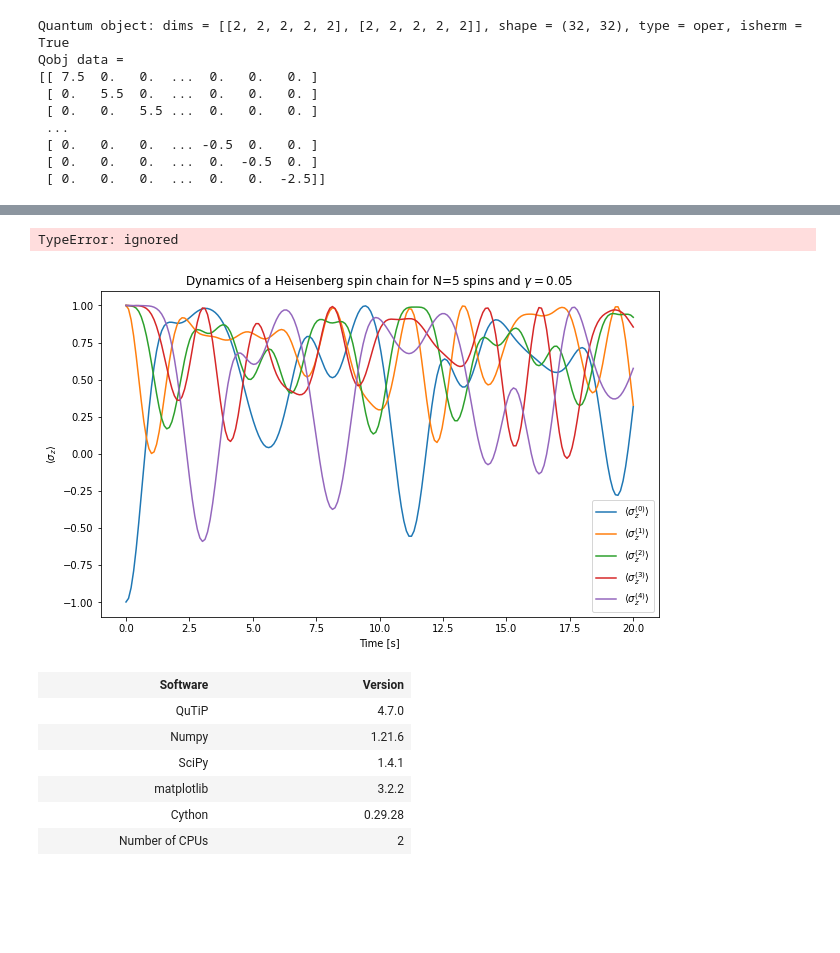
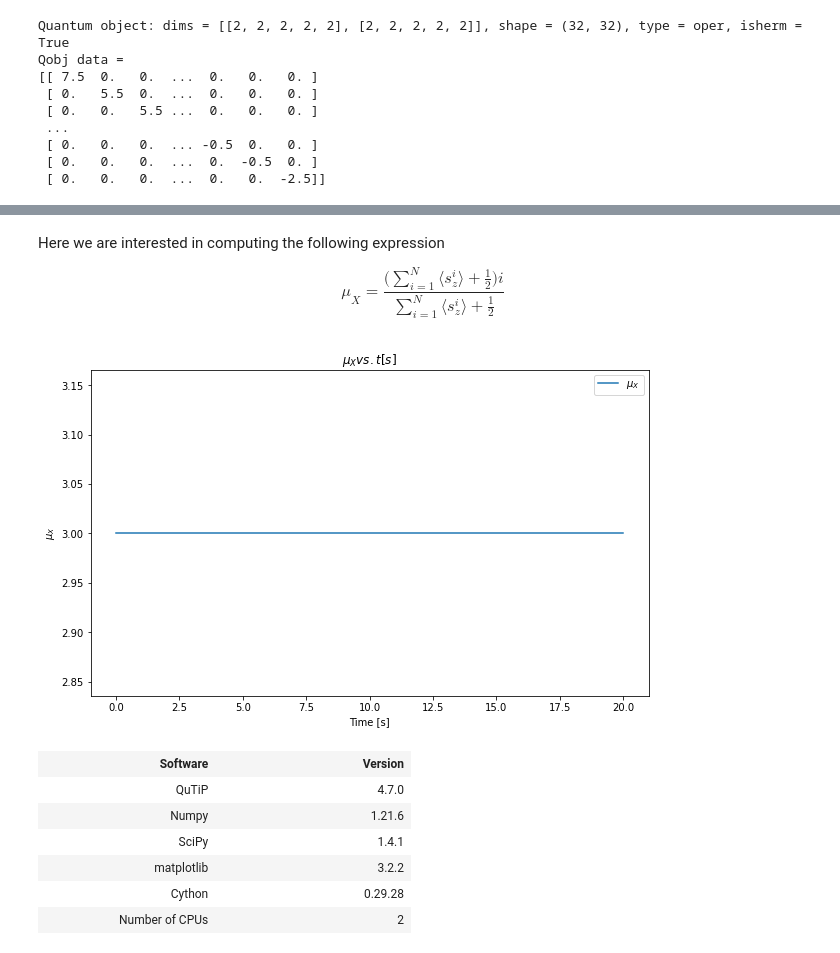
Before and after one commit to tomi-cuentitas/Spin-Chains-, a Jupyter notebook: Heisenberg_Model_Wave_packet_Qutip.ipynb, the cells around one changed output, grey strips where cells are left out. Cells and saved outputs as stored; diff of their text form; code cells hidden in the pictures; blank space fills up the shorter version.

```diff
--- a/Heisenberg_Model_Wave_packet_Qutip.ipynb
+++ b/Heisenberg_Model_Wave_packet_Qutip.ipynb
@@ -212,19 +200,22 @@ psi0 = tensor(psi_list)
 
 tlist = np.linspace(0, 20, 200)
 
-num_expt = hamiltonian(N, Jx, Jy, Jz, h, psi0, tlist, gamma, solver)
+sz_expt = hamiltonian(N, Jx, Jy, Jz, h, psi0, tlist, gamma, solver)
-# %% [output]
-TypeError: ignored
+# %% [markdown]
+Here we are interested in computing the following expression
+
+$$
+\mu_X = \frac{\bigg(\sum_{i=1}^N\langle s_z^i \rangle+ \frac{1}{2}\bigg)i}{\sum_{i=1}^N\langle s_z^i \rangle+ \frac{1}{2}}
+$$
 # %%
 fig, ax = plt.subplots(figsize=(10,6))
 
-for n in range(N):
-    ax.plot(tlist, np.real(sz_expt[n]), label=r'$\langle\sigma_z^{(%d)}\rangle$'%n)
+ax.plot(tlist, muX, label=r'$\mu_X$')
 
 ax.legend(loc=0)
 ax.set_xlabel(r'Time [s]')
-ax.set_ylabel(r'$\langle\sigma_z\rangle$')
-ax.set_title(r'Dynamics of a Heisenberg spin chain for N=5 spins and $\gamma = 0.05$');
+ax.set_ylabel(r'$\mu_X$')
+ax.set_title(r'$\mu_X  vs. t[s]$');
 # %% [output]
-[figure, old version]
+[figure, new version]
 # %%
```
Also changed, not shown: parts of 7 cells of this notebook.
